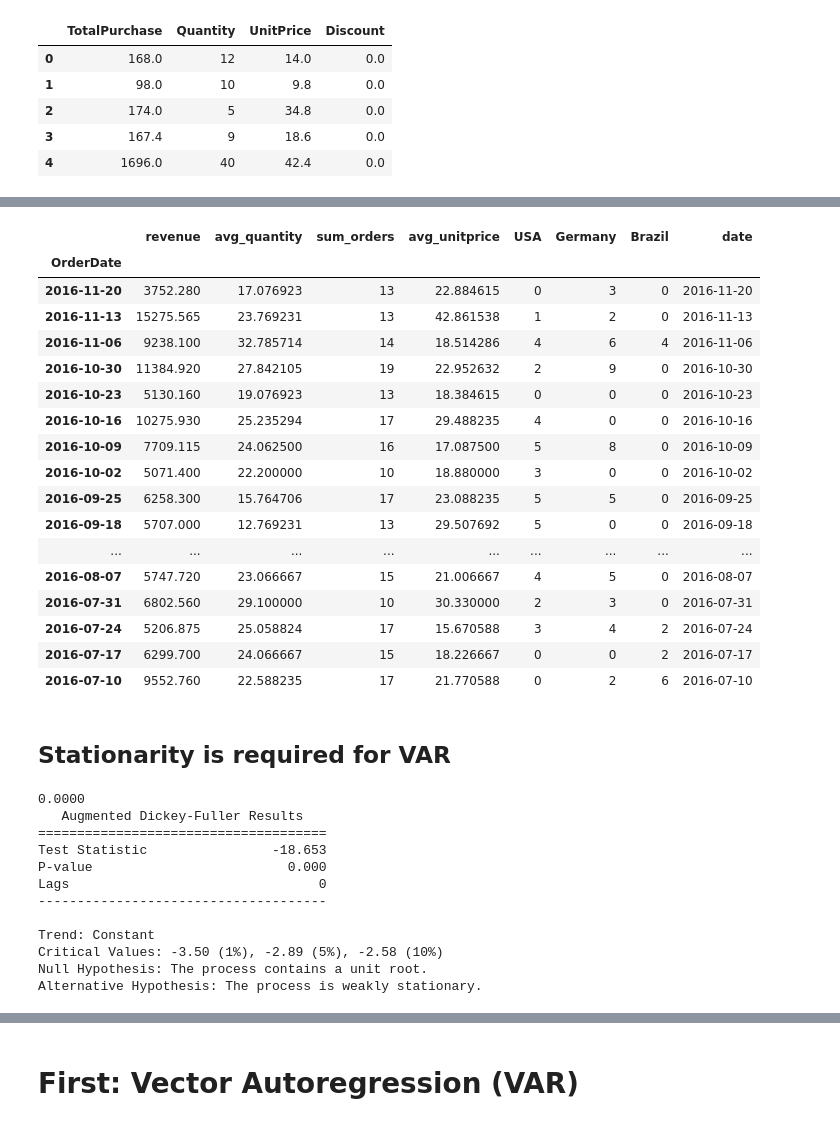
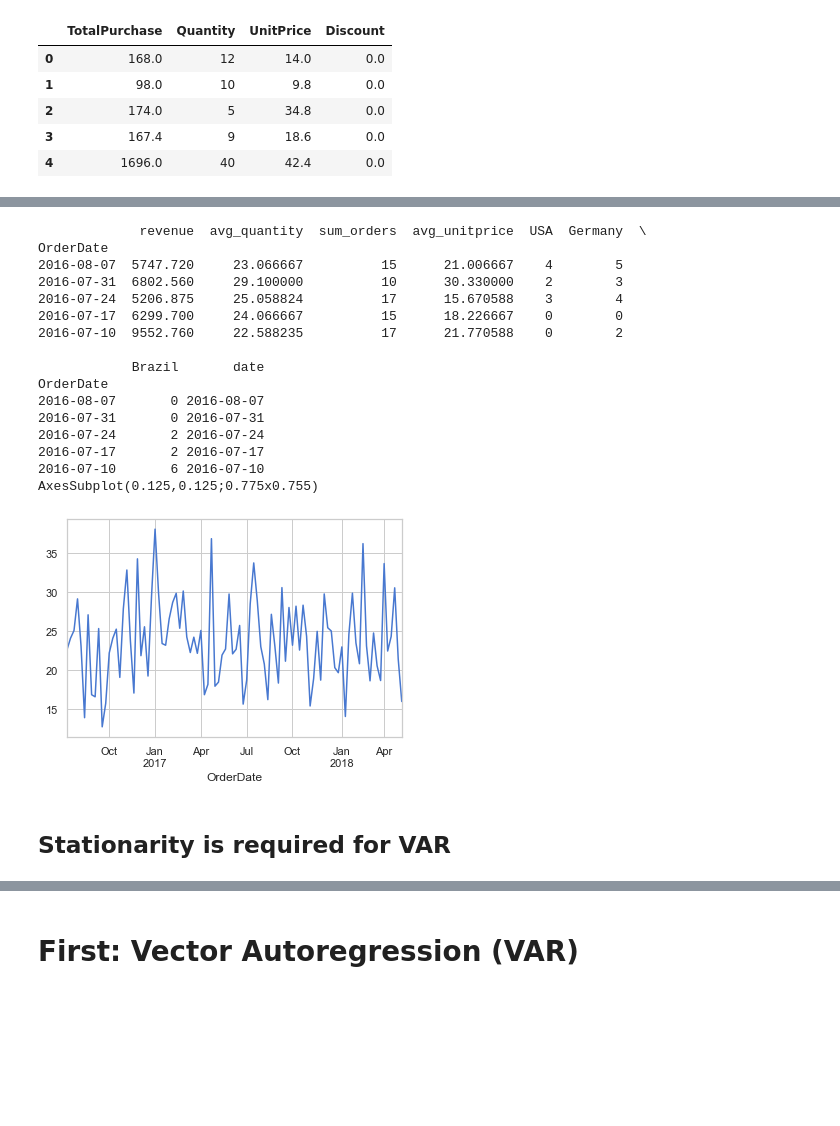
Before and after one commit to JGruettner/comprehensive_crm, a Jupyter notebook: Forecast_Multivari.ipynb, the cells around one changed output, grey strips where cells are left out. Saved outputs shown, nothing was run; the diff lists cells and outputs as text; code cells hidden in the pictures; blank space fills up the shorter version.

```diff
--- a/Forecast_Multivari.ipynb
+++ b/Forecast_Multivari.ipynb
@@ -105,58 +94,38 @@ mds3.head()
 # %%
 # Again - we would like to forecast weeks
 mds3.index= pd.DatetimeIndex(mds3['OrderDate'])
 
 weekly = pd.DataFrame()
 weekly['revenue'] = mds3.TotalPurchase.resample('W').sum()
 weekly['avg_quantity'] = mds3.Quantity.resample('W').mean()
 weekly['sum_orders'] = mds3.OrderID.resample('W').count()
 weekly['avg_unitprice'] = mds3.UnitPrice.resample('W').mean()
 weekly['USA'] = mds3.USA.resample('W').sum()
 weekly['Germany'] = mds3.Germany.resample('W').sum()
 weekly['Brazil'] = mds3.Brazil.resample('W').sum()
 weekly['date'] = pd.to_datetime(weekly.index)
-#weekly['Country'] = mds2.UnitPrice.resample('W').mean()
+
 
 weekly = weekly.sort_index(ascending = False)
-weekly.tail(20)
+print(weekly.tail(5))
+print(weekly['avg_quantity'].plot())
 # %% [output]
-|  | revenue | avg_quantity | sum_orders | avg_unitprice | USA | Germany | Brazil | date |
-| OrderDate |  |  |  |  |  |  |  |  |
-| 2016-11-20 | 3752.280 | 17.076923 | 13 | 22.884615 | 0 | 3 | 0 | 2016-11-20 |
-| 2016-11-13 | 15275.565 | 23.769231 | 13 | 42.861538 | 1 | 2 | 0 | 2016-11-13 |
-| 2016-11-06 | 9238.100 | 32.785714 | 14 | 18.514286 | 4 | 6 | 4 | 2016-11-06 |
-| 2016-10-30 | 11384.920 | 27.842105 | 19 | 22.952632 | 2 | 9 | 0 | 2016-10-30 |
-| 2016-10-23 | 5130.160 | 19.076923 | 13 | 18.384615 | 0 | 0 | 0 | 2016-10-23 |
-| 2016-10-16 | 10275.930 | 25.235294 | 17 | 29.488235 | 4 | 0 | 0 | 2016-10-16 |
-| 2016-10-09 | 7709.115 | 24.062500 | 16 | 17.087500 | 5 | 8 | 0 | 2016-10-09 |
-| 2016-10-02 | 5071.400 | 22.200000 | 10 | 18.880000 | 3 | 0 | 0 | 2016-10-02 |
-| 2016-09-25 | 6258.300 | 15.764706 | 17 | 23.088235 | 5 | 5 | 0 | 2016-09-25 |
-| 2016-09-18 | 5707.000 | 12.769231 | 13 | 29.507692 | 5 | 0 | 0 | 2016-09-18 |
-| ... | ... | ... | ... | ... | ... | ... | ... | ... |
-| 2016-08-07 | 5747.720 | 23.066667 | 15 | 21.006667 | 4 | 5 | 0 | 2016-08-07 |
-| 2016-07-31 | 6802.560 | 29.100000 | 10 | 30.330000 | 2 | 3 | 0 | 2016-07-31 |
-| 2016-07-24 | 5206.875 | 25.058824 | 17 | 15.670588 | 3 | 4 | 2 | 2016-07-24 |
-| 2016-07-17 | 6299.700 | 24.066667 | 15 | 18.226667 | 0 | 0 | 2 | 2016-07-17 |
-| 2016-07-10 | 9552.760 | 22.588235 | 17 | 21.770588 | 0 | 2 | 6 | 2016-07-10 |
+             revenue  avg_quantity  sum_orders  avg_unitprice  USA  Germany  \
+OrderDate
+2016-08-07  5747.720     23.066667          15      21.006667    4        5
+2016-07-31  6802.560     29.100000          10      30.330000    2        3
+2016-07-24  5206.875     25.058824          17      15.670588    3        4
+2016-07-17  6299.700     24.066667          15      18.226667    0        0
+2016-07-10  9552.760     22.588235          17      21.770588    0        2
+
+            Brazil       date
+OrderDate
+2016-08-07       0 2016-08-07
+2016-07-31       0 2016-07-31
+2016-07-24       2 2016-07-24
+2016-07-17       2 2016-07-17
+2016-07-10       6 2016-07-10
+AxesSubplot(0.125,0.125;0.775x0.755)
+[figure, added]
 # %% [markdown]
 ## Stationarity is required for VAR
-# %%
-#p-value > 0.05: the data is non-stationary
-
-from arch.unitroot import ADF
-adf = ADF(weekly['y'])
-print('{0:0.4f}'.format(adf.pvalue))
-print(adf.summary().as_text())
-# %% [output]
-0.0000
-   Augmented Dickey-Fuller Results
-=====================================
-Test Statistic                -18.653
-P-value                         0.000
-Lags                                0
--------------------------------------
-
-Trend: Constant
-Critical Values: -3.50 (1%), -2.89 (5%), -2.58 (10%)
-Null Hypothesis: The process contains a unit root.
-Alternative Hypothesis: The process is weakly stationary.
```
Also changed, not shown: parts of 15 cells of this notebook.
